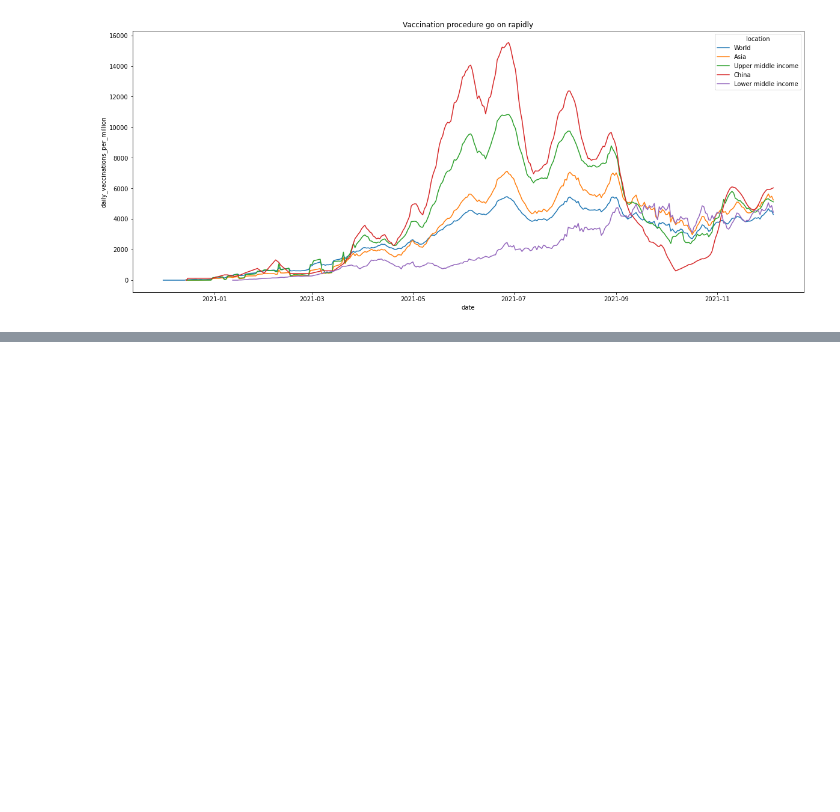
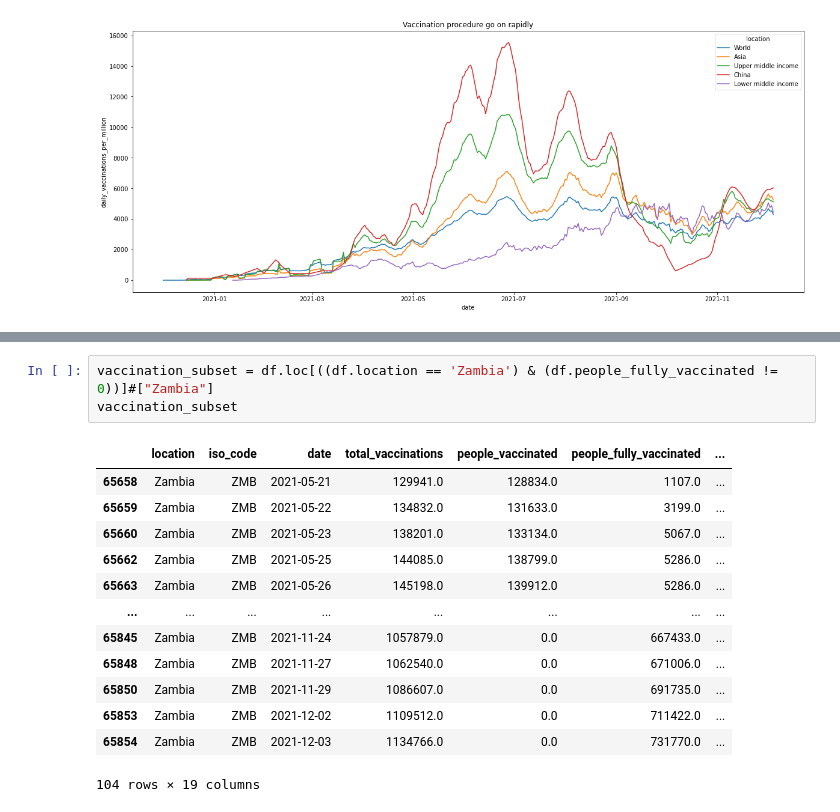
Before and after one commit to augustinexu/2021Fall_finals, a Jupyter notebook: final.ipynb, the cells around one changed output, grey strips where cells are left out. Drawn from its saved outputs; the diff is of its cells as text; blank space fills up the shorter version.

```diff
--- a/final.ipynb
+++ b/final.ipynb
@@ -198,0 +207,17 @@ plt.title('Vaccination procedure go on rapidly');
+# %%
+vaccination_subset = df.loc[((df.location == 'Zambia') & (df.people_fully_vaccinated != 0))]#["Zambia"]
+vaccination_subset
+# %% [output]
+|  | location | iso_code | date | total_vaccinations | people_vaccinated | people_fully_vaccinated | ... |
+| 65658 | Zambia | ZMB | 2021-05-21 | 129941.0 | 128834.0 | 1107.0 | ... |
+| 65659 | Zambia | ZMB | 2021-05-22 | 134832.0 | 131633.0 | 3199.0 | ... |
+| 65660 | Zambia | ZMB | 2021-05-23 | 138201.0 | 133134.0 | 5067.0 | ... |
+| 65662 | Zambia | ZMB | 2021-05-25 | 144085.0 | 138799.0 | 5286.0 | ... |
+| 65663 | Zambia | ZMB | 2021-05-26 | 145198.0 | 139912.0 | 5286.0 | ... |
+| ... | ... | ... | ... | ... | ... | ... | ... |
+| 65845 | Zambia | ZMB | 2021-11-24 | 1057879.0 | 0.0 | 667433.0 | ... |
+| 65848 | Zambia | ZMB | 2021-11-27 | 1062540.0 | 0.0 | 671006.0 | ... |
+| 65850 | Zambia | ZMB | 2021-11-29 | 1086607.0 | 0.0 | 691735.0 | ... |
+| 65853 | Zambia | ZMB | 2021-12-02 | 1109512.0 | 0.0 | 711422.0 | ... |
+| 65854 | Zambia | ZMB | 2021-12-03 | 1134766.0 | 0.0 | 731770.0 | ... |
+104 rows × 19 columns
```
Also changed, not shown: parts of 8 cells of this notebook, 1 other file.
